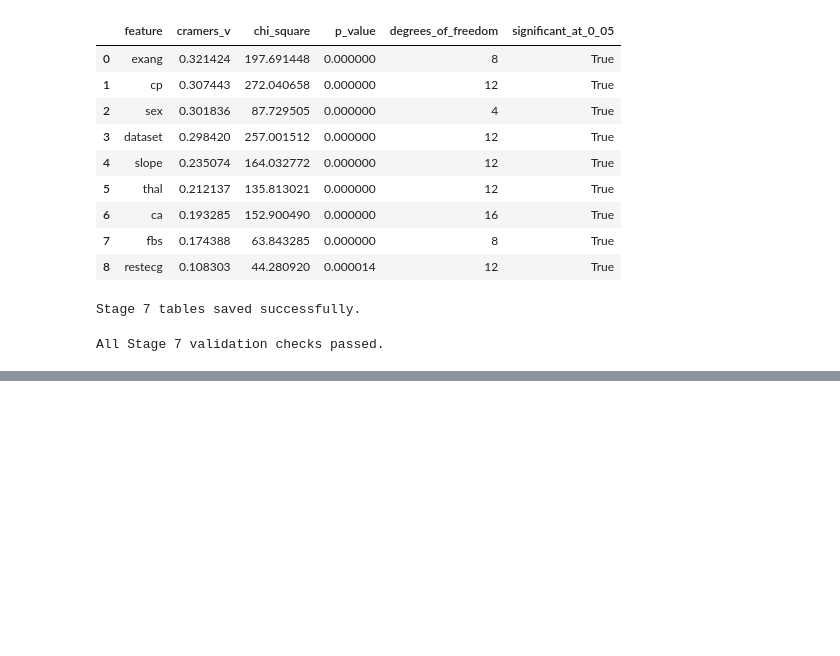
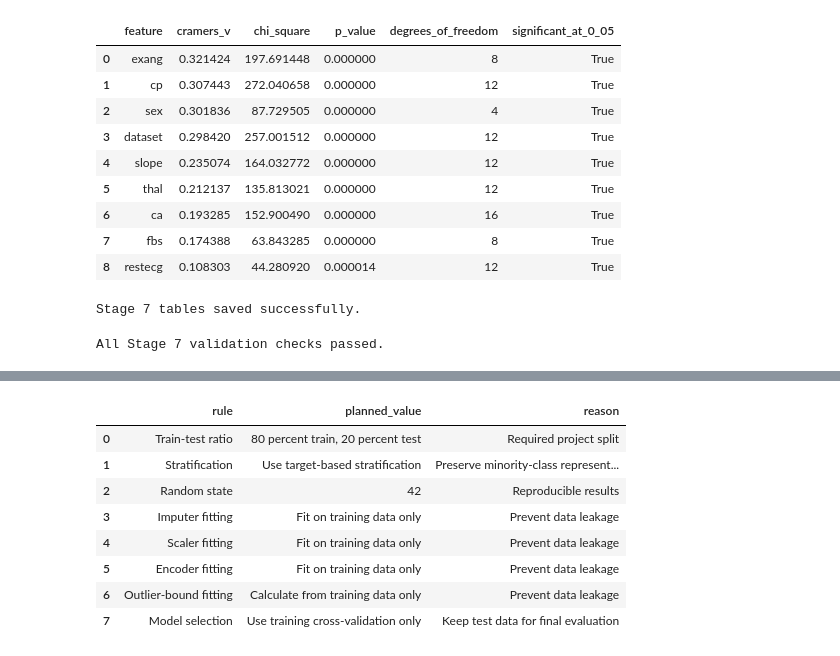
Before and after one commit to AmirhosseinKhadivi/DataMining-Course-Project, a Jupyter notebook: notebooks/02_exploratory_data_analysis.ipynb, the cells around one changed output, grey strips where cells are left out. Saved outputs shown, nothing was run; the diff lists cells and outputs as text; code cells hidden in the pictures; blank space fills up the shorter version.

Commit message:
Stage 08: Finalize EDA summary and modeling strategy

```diff
--- a/notebooks/02_exploratory_data_analysis.ipynb
+++ b/notebooks/02_exploratory_data_analysis.ipynb
@@ -1925,0 +2579,64 @@ All Stage 7 validation checks passed.
+# %%
+data_split_and_leakage_plan = pd.DataFrame(
+    [
+        {
+            "rule": "Train-test ratio",
+            "planned_value": "80 percent train, 20 percent test",
+            "reason": "Required project split",
+        },
+        {
+            "rule": "Stratification",
+            "planned_value": "Use target-based stratification",
+            "reason": (
+                "Preserve minority-class representation"
+            ),
+        },
+        {
+            "rule": "Random state",
+            "planned_value": "42",
+            "reason": "Reproducible results",
+        },
+        {
+            "rule": "Imputer fitting",
+            "planned_value": "Fit on training data only",
+            "reason": "Prevent data leakage",
+        },
+        {
+            "rule": "Scaler fitting",
+            "planned_value": "Fit on training data only",
+            "reason": "Prevent data leakage",
+        },
+        {
+            "rule": "Encoder fitting",
+            "planned_value": "Fit on training data only",
+            "reason": "Prevent data leakage",
+        },
+        {
+            "rule": "Outlier-bound fitting",
+            "planned_value": "Calculate from training data only",
+            "reason": "Prevent data leakage",
+        },
+        {
+            "rule": "Model selection",
+            "planned_value": (
+                "Use training cross-validation only"
+            ),
+            "reason": (
+                "Keep test data for final evaluation"
+            ),
+        },
+    ]
+)
+
+
+display(data_split_and_leakage_plan)
+# %% [output]
+|  | rule | planned_value | reason |
+| 0 | Train-test ratio | 80 percent train, 20 percent test | Required project split |
+| 1 | Stratification | Use target-based stratification | Preserve minority-class represent... |
+| 2 | Random state | 42 | Reproducible results |
+| 3 | Imputer fitting | Fit on training data only | Prevent data leakage |
+| 4 | Scaler fitting | Fit on training data only | Prevent data leakage |
+| 5 | Encoder fitting | Fit on training data only | Prevent data leakage |
+| 6 | Outlier-bound fitting | Calculate from training data only | Prevent data leakage |
+| 7 | Model selection | Use training cross-validation only | Keep test data for final evaluation |
```
Also changed, not shown: parts of 14 cells of this notebook, 8 other files.
